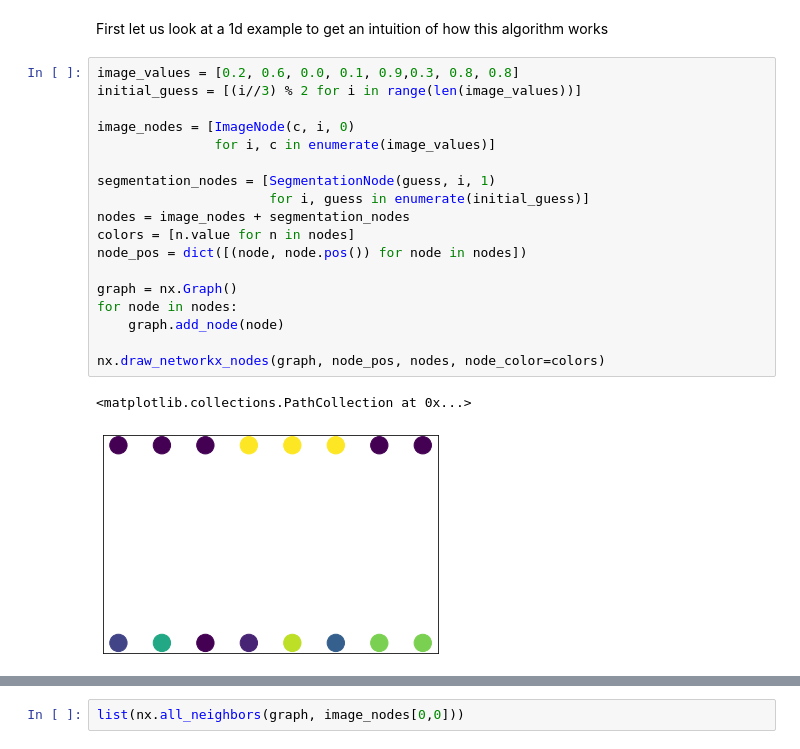
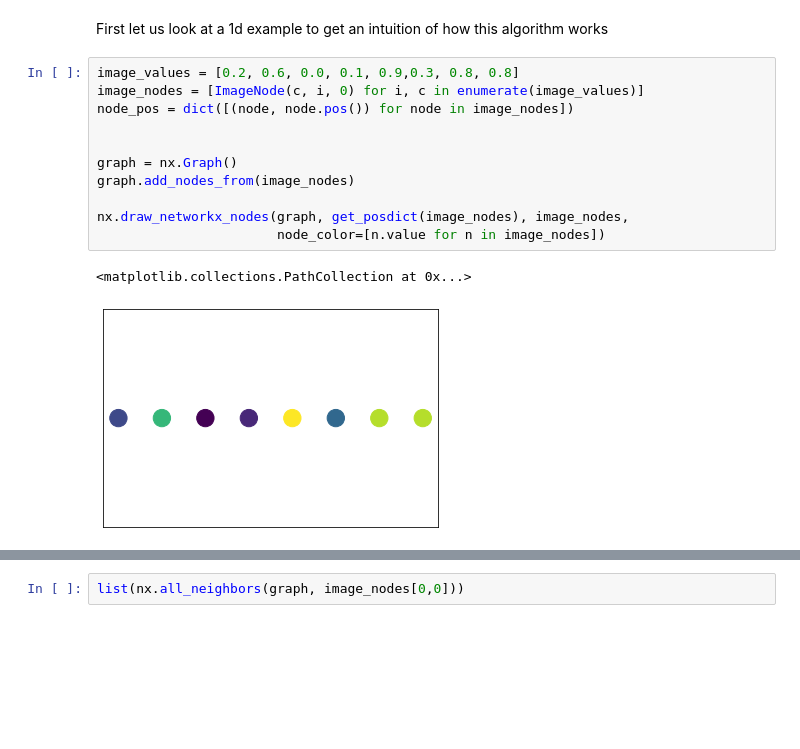
Before and after one commit to emillma/TTK8102_mrf, a Jupyter notebook: src/mrf/graph_cut.ipynb, the cells around one changed output, grey strips where cells are left out. Drawn from its saved outputs; the diff is of its cells as text; blank space fills up the shorter version.

```diff
--- a/src/mrf/graph_cut.ipynb
+++ b/src/mrf/graph_cut.ipynb
@@ -40,22 +45,15 @@ class ClassNode:
 First let us look at a 1d example to get an intuition of how this algorithm works
 # %%
 image_values = [0.2, 0.6, 0.0, 0.1, 0.9,0.3, 0.8, 0.8]
-initial_guess = [(i//3) % 2 for i in range(len(image_values))]
+image_nodes = [ImageNode(c, i, 0) for i, c in enumerate(image_values)]
+node_pos = dict([(node, node.pos()) for node in image_nodes])
 
-image_nodes = [ImageNode(c, i, 0)
-               for i, c in enumerate(image_values)]
-
-segmentation_nodes = [SegmentationNode(guess, i, 1)
-                      for i, guess in enumerate(initial_guess)]
-nodes = image_nodes + segmentation_nodes
-colors = [n.value for n in nodes]
-node_pos = dict([(node, node.pos()) for node in nodes])
 
 graph = nx.Graph()
-for node in nodes:
-    graph.add_node(node)
+graph.add_nodes_from(image_nodes)
 
-nx.draw_networkx_nodes(graph, node_pos, nodes, node_color=colors)
+nx.draw_networkx_nodes(graph, get_posdict(image_nodes), image_nodes,
+                       node_color=[n.value for n in image_nodes])
 # %% [output]
 <matplotlib.collections.PathCollection at 0x...>
-[figure, old version]
+[figure, new version]
```
Also changed, not shown: parts of 6 cells of this notebook.
